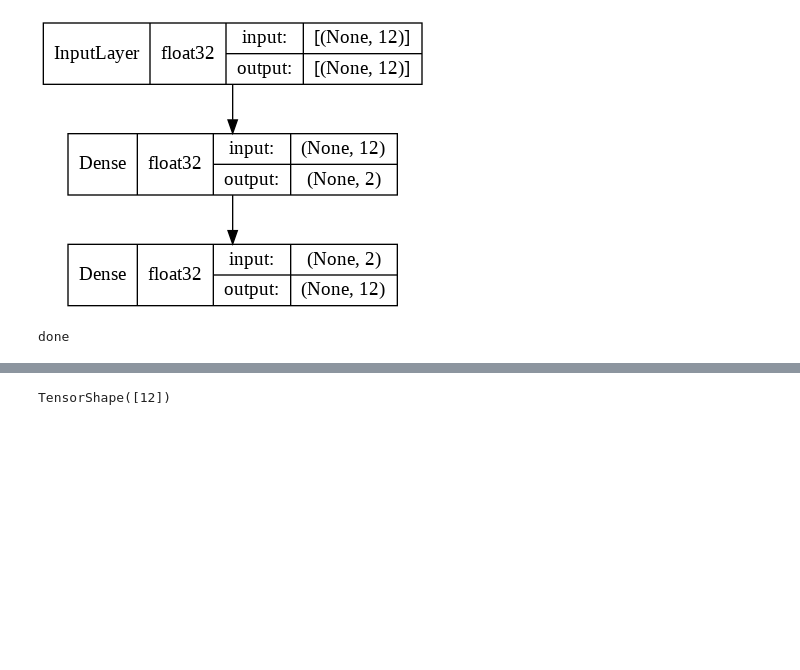
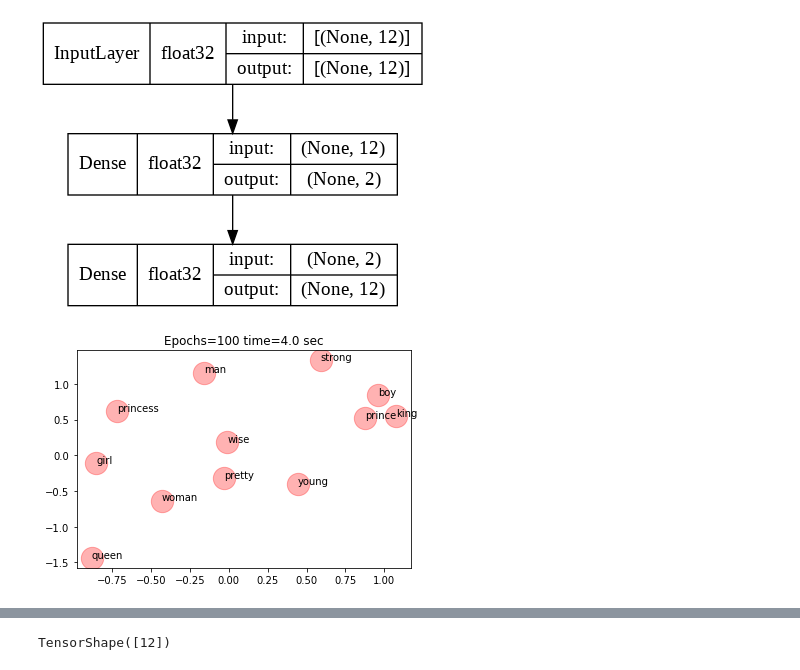
Before and after one commit to ftk1000/w2v_ftk1000, a Jupyter notebook: w2v_tf_fast.ipynb, the cells around one changed output, grey strips where cells are left out. Cells and saved outputs as stored; diff of their text form; code cells hidden in the pictures; blank space fills up the shorter version.

```diff
--- a/w2v_tf_fast.ipynb
+++ b/w2v_tf_fast.ipynb
@@ -136,11 +166,20 @@ plot_model(network, show_shapes=1, show_dtype=1,show_layer_names=0)
 # %% [output]
 [figure]
-# %%
-network.compile( optimizer='rmsprop',
-                 loss = 'categorical_crossentropy',
-                 metrics = ['accuracy'] )
-network.fit( X_train, Y_train, epochs=100, batch_size=1, verbose=0)
-# ?network.fit
-print('done')
-# %% [output]
-done
+# %%
+%matplotlib inline
+EPOCHS = 100
+def model_fit_n_show(model, eps=EPOCHS):
+  sttime = time.time()
+  model.fit( X_train, Y_train, epochs=eps, batch_size=1, verbose=0)
+  d2 = pd.DataFrame(  model.weights[0].numpy(),  columns = ['x1', 'x2'] )
+  w2v_df = pd.concat( [w2idx,d2],axis=1 )
+  # ?network.fit
+  endtime = time.time()
+  ttl = f'Epochs={eps} time={np.round(endtime-sttime)} sec'
+  # print(ttl)
+  plot_words(w2v_df, ttl)
+  return
+
+model = model_fit_n_show(eps=100)
+# %% [output]
+[figure, added]
```
Also changed, not shown: parts of 13 cells of this notebook.
